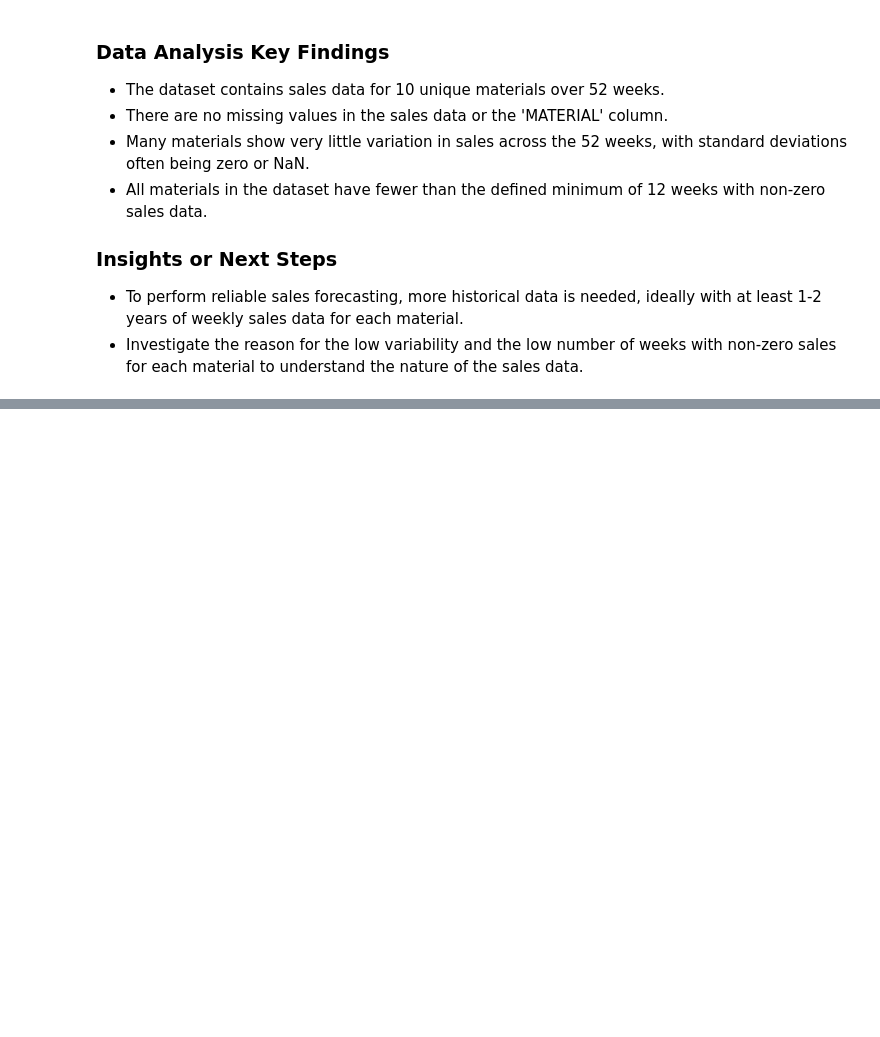
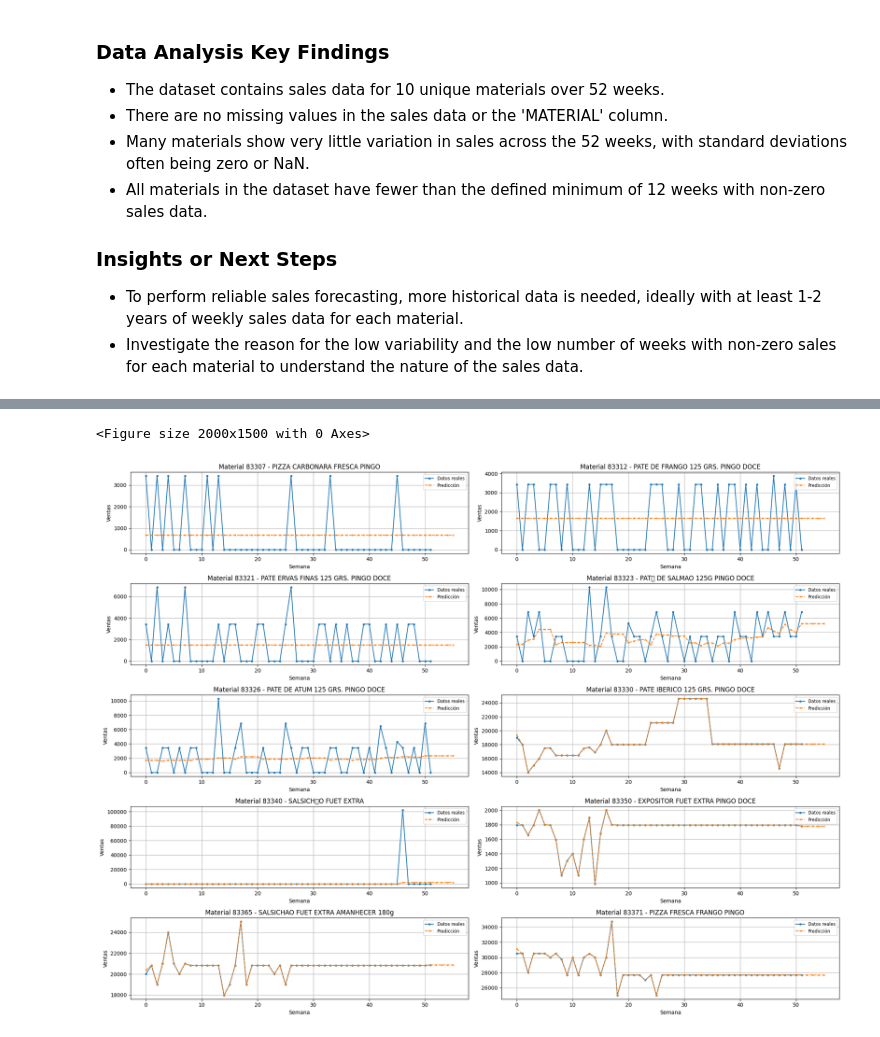
Before and after one commit to juansegiraldo/AnalisisGastos, a Jupyter notebook: AnalisisCasaTarradellas07062025.ipynb, the cells around one changed output, grey strips where cells are left out. Saved outputs shown, nothing was run; the diff lists cells and outputs as text; code cells hidden in the pictures; blank space fills up the shorter version.

```diff
--- a/AnalisisCasaTarradellas07062025.ipynb
+++ b/AnalisisCasaTarradellas07062025.ipynb
@@ -370,0 +420,68 @@ NameError: name 'df' is not defined
+# %%
+# Importar las bibliotecas necesarias
+%matplotlib inline
+import numpy as np
+import pandas as pd
+import matplotlib.pyplot as plt
+from croston import croston
+
+# Verificar los datos
+print("Número de materiales únicos:", len(df['MATERIAL'].unique()))
+print("\nPrimeras filas del DataFrame:")
+print(df.head())
+
+# Crear un diccionario para almacenar los resultados
+predicciones = {}
+
+# Crear una figura con subplots para todos los materiales
+plt.figure(figsize=(20, 15))
+fig, axes = plt.subplots(5, 2, figsize=(20, 15))
+axes = axes.flatten()
+
+# Iterar sobre cada material
+for idx, material in enumerate(df['MATERIAL'].unique()):
+    # Obtener los datos de ventas para el material
+    material_data = df[df['MATERIAL'] == material]
+    sales_columns = [col for col in material_data.columns if 'SEMANA' in col]
+    sales_data = material_data[sales_columns].values[0]
+
+    # Aplicar el método de Croston
+    try:
+        # Calcular la predicción
+        forecast_length = 4  # Número de períodos a predecir
+
+        # Aplicar el método de Croston usando fit_croston
+        fit_pred = croston.fit_croston(sales_data, forecast_length, 'original')
+
+        # Obtener las predicciones
+        yhat = np.concatenate([fit_pred['croston_fittedvalues'], fit_pred['croston_forecast']])
+
+        # Almacenar los resultados
+        predicciones[material] = {
+            'original': sales_data,
+            'prediccion': yhat
+        }
+
+        # Visualizar los resultados en el subplot correspondiente
+        ax = axes[idx]
+        ax.plot(sales_data, label='Datos reales', marker='o', markersize=3)
+        ax.plot(yhat, label='Predicción', marker='x', linestyle='--', markersize=3)
+        ax.set_title(f'Material {material} - {descripcion}')
+        ax.set_xlabel('Semana')
+        ax.set_ylabel('Ventas')
+        ax.legend(fontsize='small')
+        ax.grid(True)
+
+        # Imprimir las predicciones
+        descripcion = material_data['DESCRIPCIÓN'].values[0]
+        print(f"\nPredicciones para {descripcion}:")
+        for i, pred in enumerate(fit_pred['croston_forecast']):
+            print(f"Semana {len(sales_data) + i + 1}: {pred:.2f}")
+
+    except Exception as e:
+        print(f"Error al procesar el material {material}: {str(e)}")
+
+# Ajustar el diseño y mostrar la figura
+plt.tight_layout()
+plt.show()
+# %% [output]
@@ -370,0 +505,2 @@ NameError: name 'df' is not defined
+<Figure size 2000x1500 with 0 Axes>
+[figure, added]
```
Also changed, not shown: parts of 5 cells of this notebook, 3 other files.
